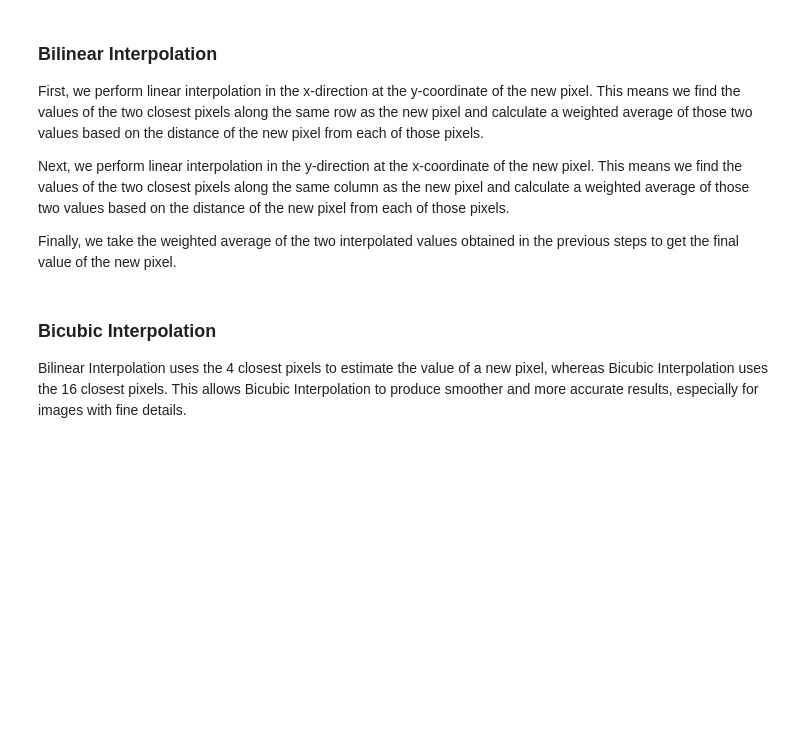
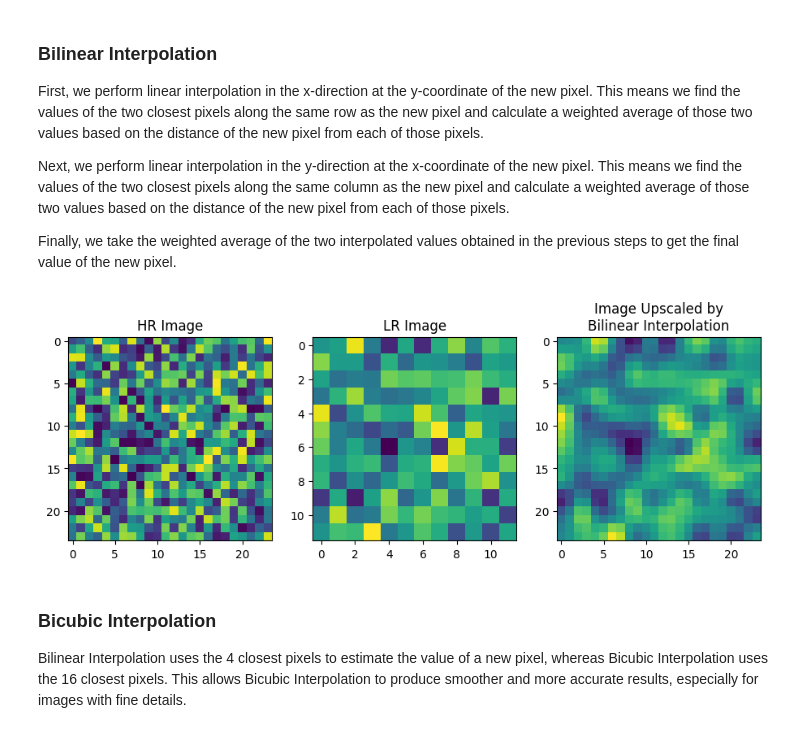
Before and after one commit to Mcube728/Remote-Sensing-Super-Resolution, a Jupyter notebook: RemoteSensingESRGAN.ipynb, the cells around one changed output. Saved outputs shown, nothing was run; the diff lists cells and outputs as text; code cells hidden in the pictures; blank space fills up the shorter version.

```diff
--- a/RemoteSensingESRGAN.ipynb
+++ b/RemoteSensingESRGAN.ipynb
@@ -165,10 +178,10 @@ Next, we perform linear interpolation in the y-direction at the x-coordinate of
 
 Finally, we take the weighted average of the two interpolated values obtained in the previous steps to get the final value of the new pixel.
 # %%
-i = readRGBImage('source/test_images/baboon.png')
-j = readRGBImage('source/test_images/baboon_test.png')
-a = ScaleImageByRatio(j, UPSCALE_FACTOR, interpolationMethod=cv2.INTER_LINEAR)
-DisplayImageComparison1x3(i, j, a, sr_title='Image Upscaled by\nBilinear Interpolation')
+a = ScaleImageByRatio(img_lr, 2, interpolationMethod=cv2.INTER_LINEAR)
+DisplayImageComparison1x3(img_hr, img_lr, a, sr_title='Image Upscaled by\nBilinear Interpolation')
+# %% [output]
+[figure, added]
 # %% [markdown]
 ### Bicubic Interpolation
 
```
Also changed, not shown: parts of 17 cells of this notebook, 1 other file.
